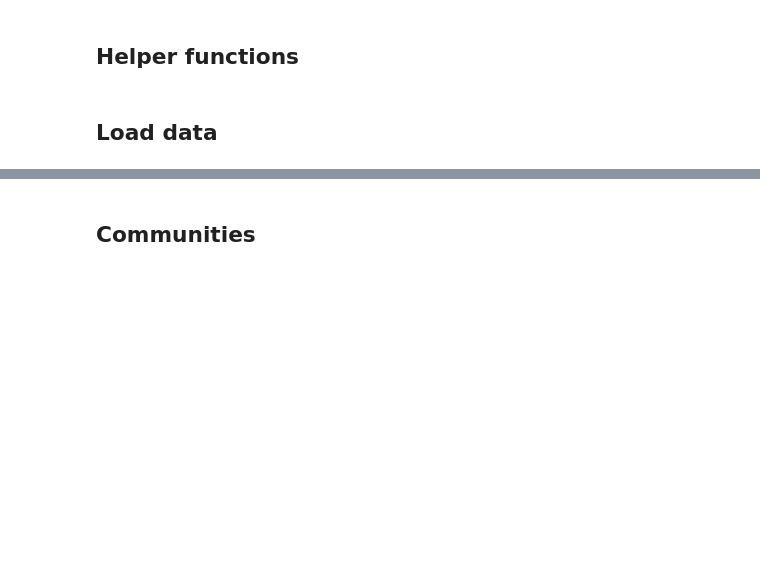
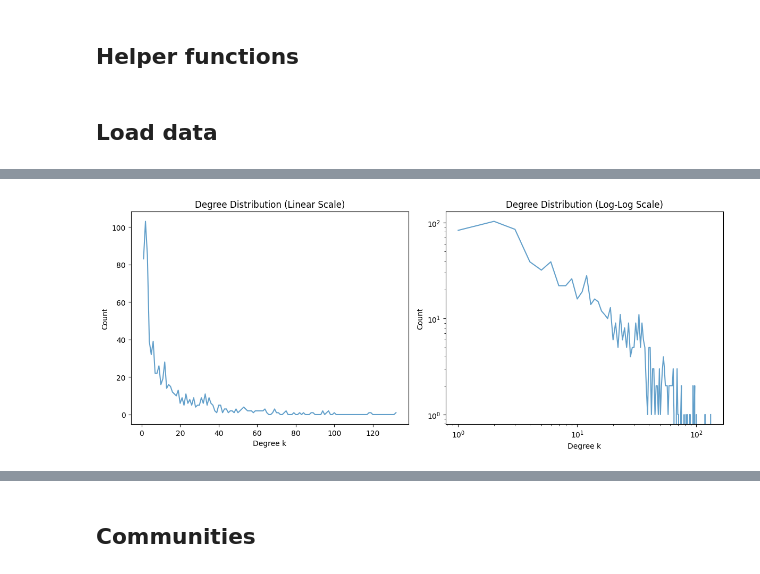
Before and after one commit to Jacopo00811/socialgraphs2025-project, a Jupyter notebook: graph_analysis.ipynb, the cells around one changed output, grey strips where cells are left out. Cells and saved outputs as stored; diff of their text form; code cells hidden in the pictures; blank space fills up the shorter version.

```diff
--- a/graph_analysis.ipynb
+++ b/graph_analysis.ipynb
@@ -107,0 +146,23 @@ plt.show()
+# %%
+# bin the dirtubution with np.histgram and plot with linear and log-log axes
+hist, bin_edges = np.histogram(list(dict(G.degree).values()), bins=range(1, max(dict(G.degree).values()) + 1))
+
+plt.figure(figsize=(12, 5))
+
+plt.subplot(1, 2, 1)
+plt.plot(bin_edges[:-1], hist, alpha=0.7)
+plt.xlabel('Degree k')
+plt.ylabel('Count')
+plt.title('Degree Distribution (Linear Scale)')
+
+plt.subplot(1, 2, 2)
+plt.plot(bin_edges[:-1], hist, alpha=0.7)
+plt.xscale('log')
+plt.yscale('log')
+plt.xlabel('Degree k')
+plt.ylabel('Count')
+plt.title('Degree Distribution (Log-Log Scale)')
+plt.tight_layout()
+plt.show()
+# %% [output]
+[figure, added]
```
Also changed, not shown: parts of 29 cells of this notebook, 3 other files.
